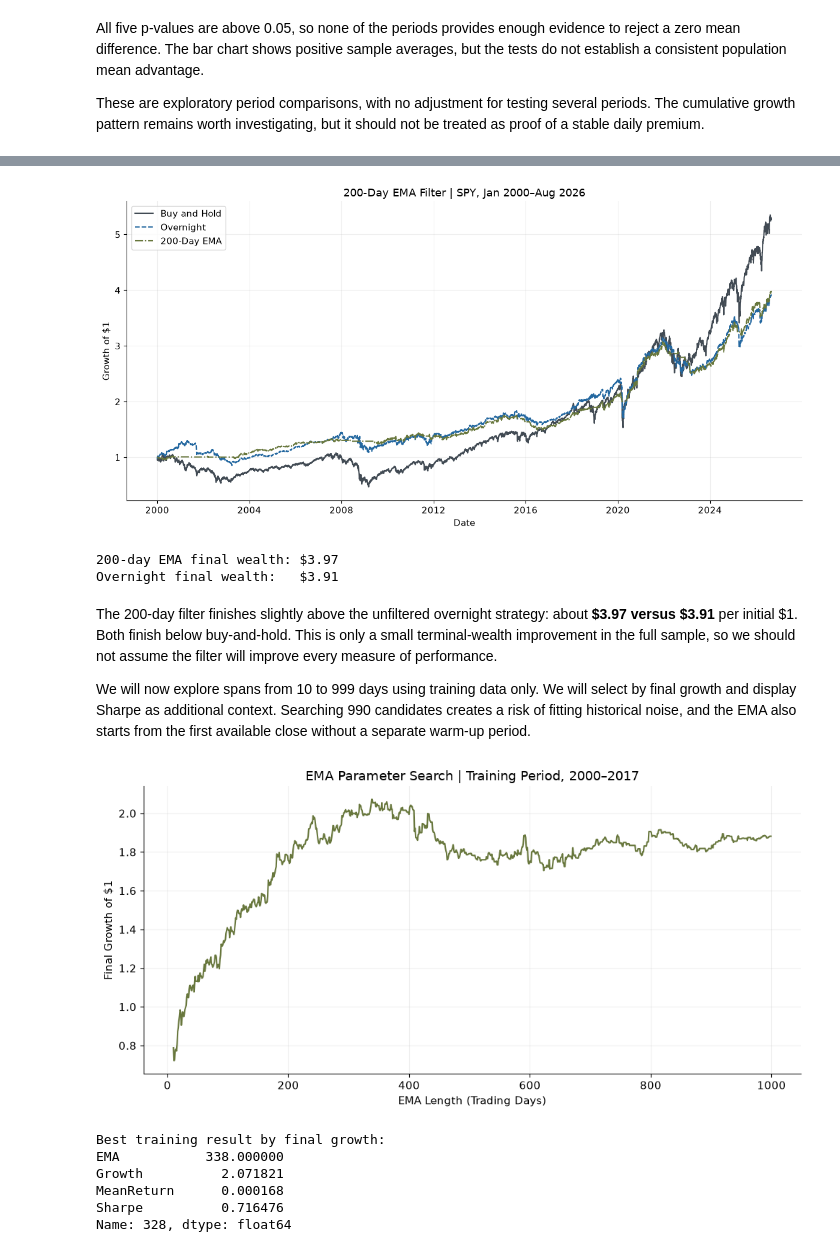
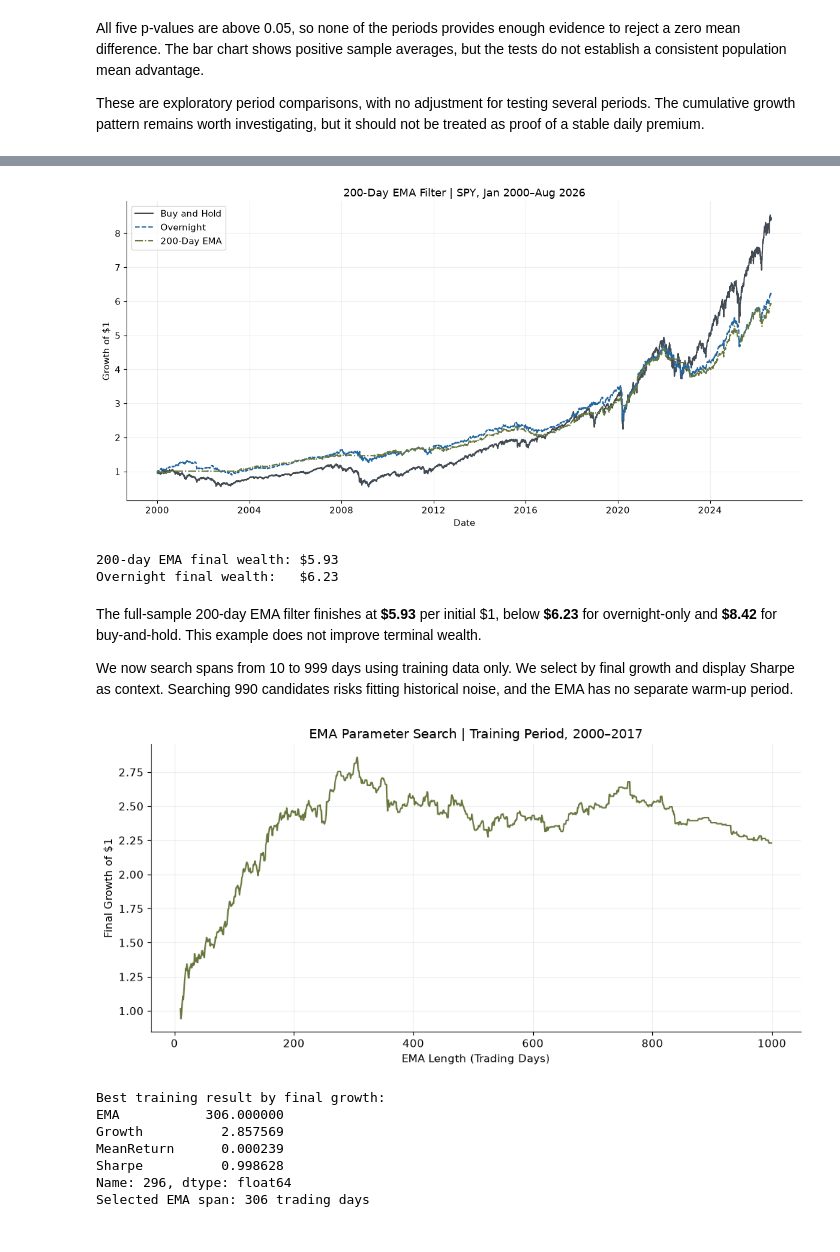
Before and after one commit to zgennette09/overnight-market-anomaly, a Jupyter notebook: Analysis.ipynb, the cells around one changed output, grey strips where cells are left out. Drawn from its saved outputs; the diff is of its cells as text; code cells hidden in the pictures.

```diff
--- a/Analysis.ipynb
+++ b/Analysis.ipynb
@@ -64,11 +70,11 @@ ema_span = 340
 use_saved_data = True
 # %%
-# Load the saved prices, or download the same date range.
+# Use consistently adjusted OHLC prices in the saved-data and download paths.
 if use_saved_data:
-    spy = pd.read_csv("data/spy_unadjusted.csv", index_col=0, parse_dates=True)
+    spy = pd.read_csv("data/spy_adjusted.csv", index_col=0, parse_dates=True)
 else:
     spy = yf.download("SPY", start=start_date, end=end_date,
-                      auto_adjust=False, progress=False)
+                      auto_adjust=True, progress=False)
     if isinstance(spy.columns, pd.MultiIndex):
         spy.columns = spy.columns.get_level_values(0)
 
@@ -759,13 +774,13 @@ plt.show()
 print(f"200-day EMA final wealth: ${growth['EMA200Return'].iloc[-1]:.2f}")
 print(f"Overnight final wealth:   ${growth['OvernightReturn'].iloc[-1]:.2f}")
 # %% [output]
-[figure, old version]
+[figure, new version]
-200-day EMA final wealth: $3.97
-Overnight final wealth:   $3.91
+200-day EMA final wealth: $5.93
+Overnight final wealth:   $6.23
 # %% [markdown]
-The 200-day filter finishes slightly above the unfiltered overnight strategy: about **\$3.97 versus \$3.91** per initial \$1. Both finish below buy-and-hold. This is only a small terminal-wealth improvement in the full sample, so we should not assume the filter will improve every measure of performance.
+The full-sample 200-day EMA filter finishes at **\$5.93** per initial \$1, below **\$6.23** for overnight-only and **\$8.42** for buy-and-hold. This example does not improve terminal wealth.
 
-We will now explore spans from 10 to 999 days using training data only. We will select by final growth and display Sharpe as additional context. Searching 990 candidates creates a risk of fitting historical noise, and the EMA also starts from the first available close without a separate warm-up period.
+We now search spans from 10 to 999 days using training data only. We select by final growth and display Sharpe as context. Searching 990 candidates risks fitting historical noise, and the EMA has no separate warm-up period.
 # %%
 train = spy.loc[:train_end].copy()
 ema_rows = []
@@ -774,38 +789,43 @@ for span in range(10, 1000):
     ema = train["Close"].ewm(span=span, adjust=False).mean()
     signal = train["Close"].shift(1) > ema.shift(1)
     filtered_returns = train["OvernightReturn"].where(signal, 0).iloc[1:]
 
     final_growth = (1 + filtered_returns).prod()
     mean_return = filtered_returns.mean()
     volatility = filtered_returns.std(ddof=1)
     sharpe = mean_return / volatility * np.sqrt(trading_days) if volatility > 0 else np.nan
 
     ema_rows.append({
         "EMA": span,
         "Growth": final_growth,
         "MeanReturn": mean_return,
         "Sharpe": sharpe,
     })
 
 ema_results = pd.DataFrame(ema_rows)
 
 plt.figure(figsize=(10, 5))
 plt.plot(ema_results["EMA"], ema_results["Growth"], color=filtered_color)
 plt.xlabel("EMA Length (Trading Days)")
 plt.ylabel("Final Growth of $1")
 plt.title("EMA Parameter Search | Training Period, 2000–2017")
 plt.tight_layout()
 plt.show()
 
 best_ema = ema_results.loc[ema_results["Growth"].idxmax()]
 print("Best training result by final growth:")
 print(best_ema.round(6))
+
+# Select the exact training winner; do not round or select using test results.
+ema_span = int(best_ema["EMA"])
+print(f"Selected EMA span: {ema_span} trading days")
 # %% [output]
-[figure, old version]
+[figure, new version]
 Best training result by final growth:
-EMA           338.000000
-Growth          2.071821
-MeanReturn      0.000168
-Sharpe          0.716476
-Name: 328, dtype: float64
+EMA           306.000000
+Growth          2.857569
+MeanReturn      0.000239
+Sharpe          0.998628
+Name: 296, dtype: float64
+Selected EMA span: 306 trading days
 # %% [markdown]
```
Also changed, not shown: parts of 42 cells of this notebook, 5 other files.
